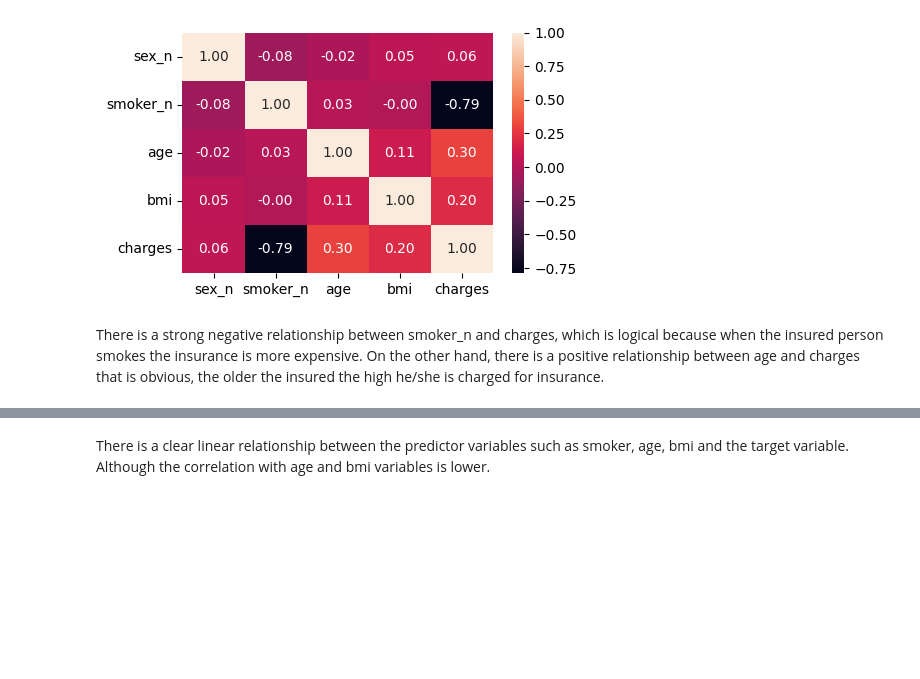
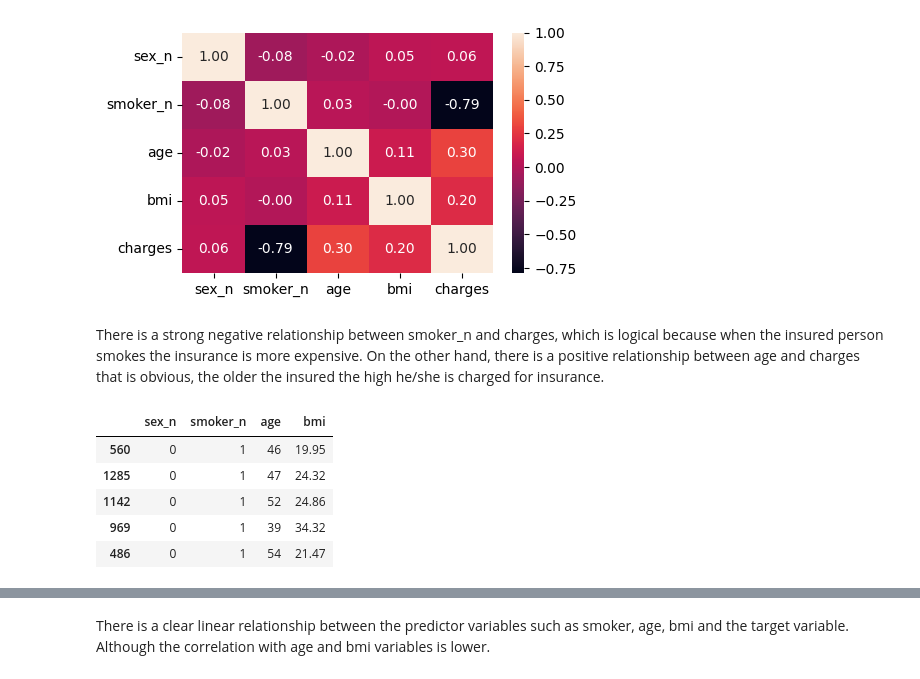
Before and after one commit to 4GeeksAcademy/Liutciia-linear-regression, a Jupyter notebook: src/explore.ipynb, the cells around one changed output, grey strips where cells are left out. Saved outputs shown, nothing was run; the diff lists cells and outputs as text; code cells hidden in the pictures; blank space fills up the shorter version.

```diff
--- a/src/explore.ipynb
+++ b/src/explore.ipynb
@@ -112,4 +140,23 @@ plt.show()
 [figure]
 # %% [markdown]
 There is a strong negative relationship between smoker_n and charges, which is logical because when the insured person smokes the insurance is more expensive. On the other hand, there is a positive relationship between age and charges that is obvious, the older the insured the high he/she is charged for insurance.
+# %%
+#Feature scaling
+from sklearn.model_selection import train_test_split
+
+num_variables = ["sex_n", "smoker_n", "age", "bmi"]
+
+# Dividing the dataset into training and test samples
+X = data.drop("charges", axis = 1)[num_variables]
+y = data["charges"]
+X_train, X_test, y_train, y_test = train_test_split(X, y, test_size = 0.2, random_state = 42)
+
+X_train.head()
+# %% [output]
+|  | sex_n | smoker_n | age | bmi |
+| 560 | 0 | 1 | 46 | 19.95 |
+| 1285 | 0 | 1 | 47 | 24.32 |
+| 1142 | 0 | 1 | 52 | 24.86 |
+| 969 | 0 | 1 | 39 | 34.32 |
+| 486 | 0 | 1 | 54 | 21.47 |
 # %%
```
Also changed, not shown: parts of 18 cells of this notebook, 2 other files.
